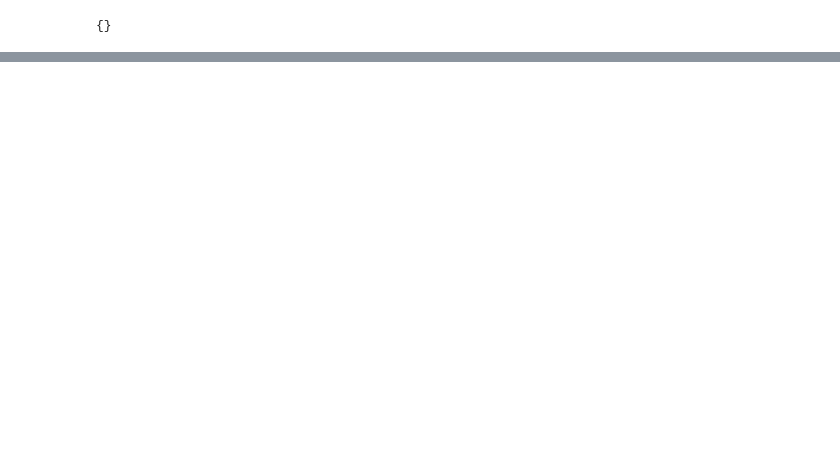
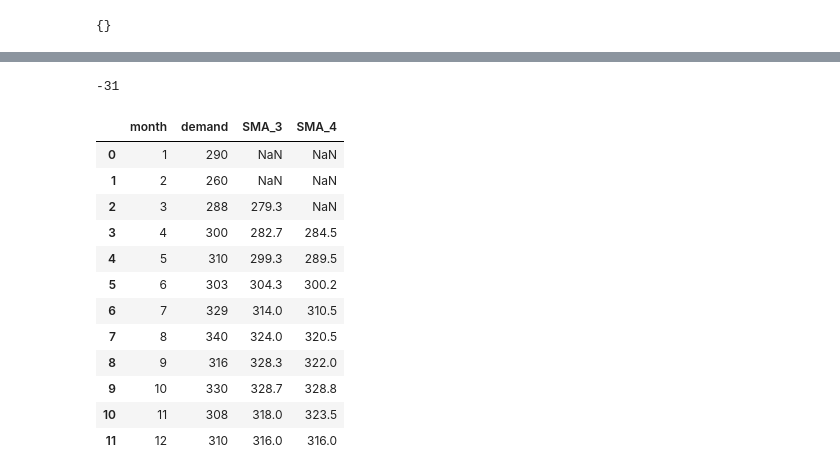
Before and after one commit to pradnyildhane/web-python-app, a Jupyter notebook: Snippets_Importing_libraries.ipynb, the cells around one changed output, grey strips where cells are left out. Saved outputs shown, nothing was run; the diff lists cells and outputs as text; code cells hidden in the pictures; blank space fills up the shorter version.

```diff
--- a/Snippets_Importing_libraries.ipynb
+++ b/Snippets_Importing_libraries.ipynb
@@ -83,0 +197,6 @@ plt.show()
+# %%
+product = {'month' : [1,2,3,4,5,6,7,8,9,10,11,12],'demand':[290,260,288,300,310,303,329,340,316,330,308,310]}
+
+df = pd.DataFrame(product)
+
+df.head()
@@ -83,0 +210,37 @@ plt.show()
+# %%
+df.loc[df.index[0+3],'SMA_4']
+df.iloc[2,1]
+
+df.shape[0]-43
+# %% [output]
+-31
+# %%
+for i in range(0,df.shape[0]-2):
+    df.loc[df.index[i+2],'SMA_3'] = np.round(((df.iloc[i,1]+ df.iloc[i+1,1] +df.iloc[i+2,1])/3),1)
+
+for i in range(0,df.shape[0]-3):
+    df.loc[df.index[i+3],'SMA_4'] = np.round(((df.iloc[i,1]+ df.iloc[i+1,1] +df.iloc[i+2,1]+df.iloc[i+3,1])/4),1)
+
+for i in range(0,df.shape[0]-43):
+    df.loc[df.index[i+14],'SMA_44'] = np.round(((df.iloc[i,7]+ df.iloc[i+1,7] +df.iloc[i+2,7]+df.iloc[i+3,7]+  df.iloc[i+4,7] + df.iloc[i+5,7] + df.iloc[i+6,7] + df.iloc[i+7,7] + df.iloc[i+8,7] + df.iloc[i+9,7] + df.iloc[i+10,7] +
+                                                 df.iloc[i+11,7]+ df.iloc[i+12,7] +df.iloc[i+13,7]+df.iloc[i+14,7]+  df.iloc[i+15,7] + df.iloc[i+16,7] + df.iloc[i+17,7] + df.iloc[i+18,7] + df.iloc[i+19,7] + df.iloc[i+20,7] + df.iloc[21+10,7] +
+                                                 df.iloc[i+22,7]+ df.iloc[i+23,7] +df.iloc[i+24,7]+df.iloc[i+25,7]+  df.iloc[i+26,7] + df.iloc[i+27,7] + df.iloc[i+28,7] + df.iloc[i+29,7] + df.iloc[i+30,7] + df.iloc[i+31,7] + df.iloc[i+32,7] +
+                                                 df.iloc[i+33,7]+ df.iloc[i+34,7] +df.iloc[i+35,7]+df.iloc[i+36,7]+  df.iloc[i+37,7] + df.iloc[i+38,7] + df.iloc[i+39,7] + df.iloc[i+40,7] + df.iloc[i+41,7] + df.iloc[i+42,7] + df.iloc[i+43,7] )/44),2)
+
+df
+
+# df.iloc[i,1]
+# %% [output]
+|  | month | demand | SMA_3 | SMA_4 |
+| 0 | 1 | 290 | NaN | NaN |
+| 1 | 2 | 260 | NaN | NaN |
+| 2 | 3 | 288 | 279.3 | NaN |
+| 3 | 4 | 300 | 282.7 | 284.5 |
+| 4 | 5 | 310 | 299.3 | 289.5 |
+| 5 | 6 | 303 | 304.3 | 300.2 |
+| 6 | 7 | 329 | 314.0 | 310.5 |
+| 7 | 8 | 340 | 324.0 | 320.5 |
+| 8 | 9 | 316 | 328.3 | 322.0 |
+| 9 | 10 | 330 | 328.7 | 328.8 |
+| 10 | 11 | 308 | 318.0 | 323.5 |
+| 11 | 12 | 310 | 316.0 | 316.0 |
```
Also changed, not shown: parts of 10 cells of this notebook.
